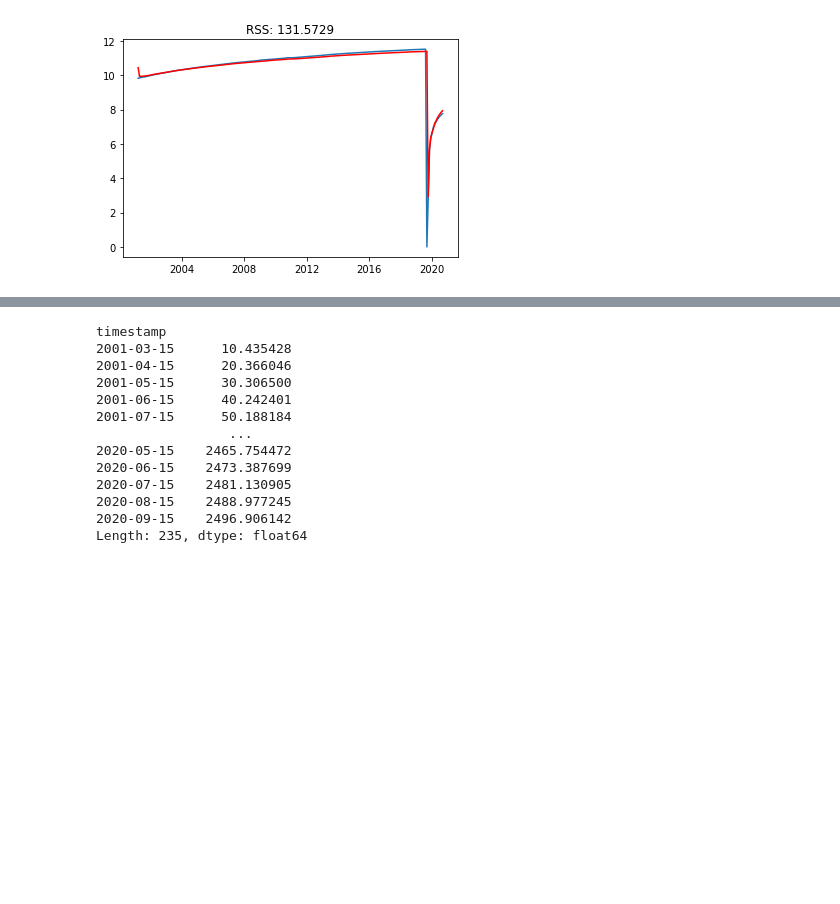
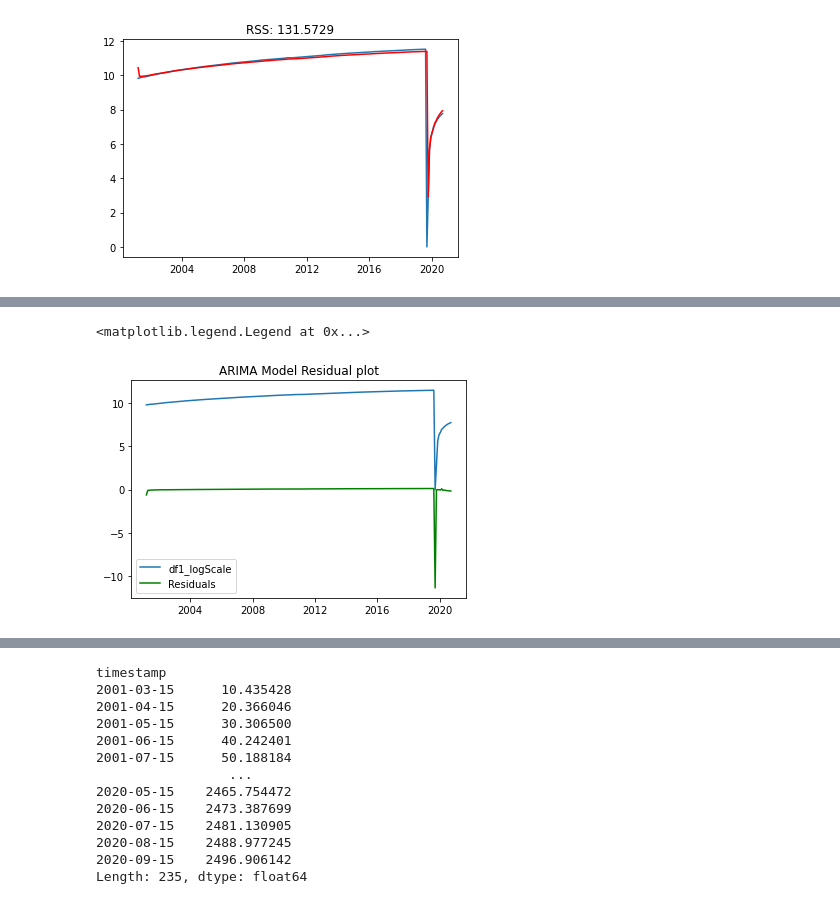
Before and after one commit to geomyll33/Beautez, a Jupyter notebook: Αντίγραφο_EYDAP_Challenge_project.ipynb, the cells around one changed output, grey strips where cells are left out. Saved outputs shown, nothing was run; the diff lists cells and outputs as text; code cells hidden in the pictures; blank space fills up the shorter version.

```diff
--- a/Αντίγραφο_EYDAP_Challenge_project.ipynb
+++ b/Αντίγραφο_EYDAP_Challenge_project.ipynb
@@ -743,0 +751,8 @@ Plotting ARIMA model
+# %%
+plt.plot(df1_logScale, label = 'df1_logScale')
+plt.plot(results_ARIMA.resid, color ='green',label= 'Residuals')
+plt.title('ARIMA Model Residual plot')
+plt.legend(loc = 'best')
+# %% [output]
+<matplotlib.legend.Legend at 0x...>
+[figure, added]
```
Also changed, not shown: parts of 87 cells of this notebook.
